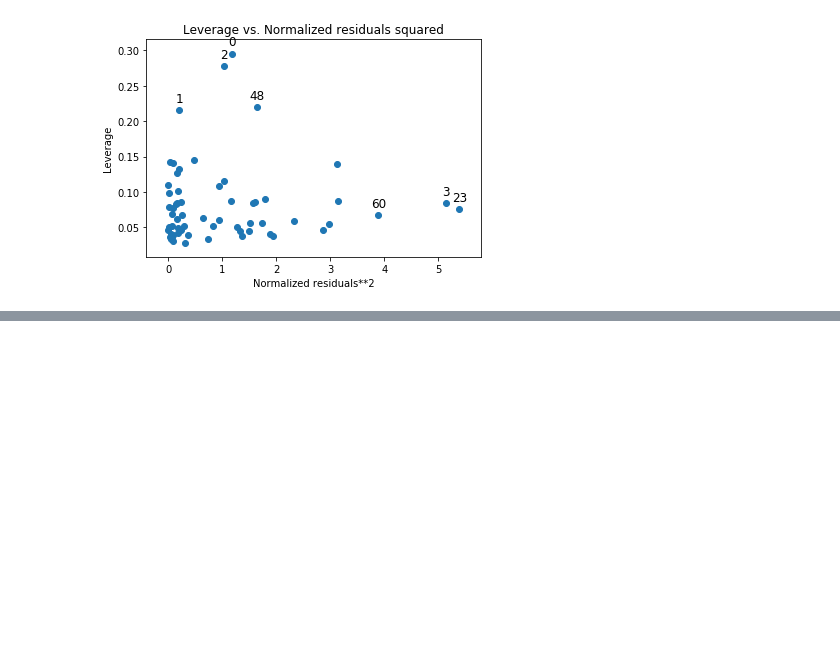
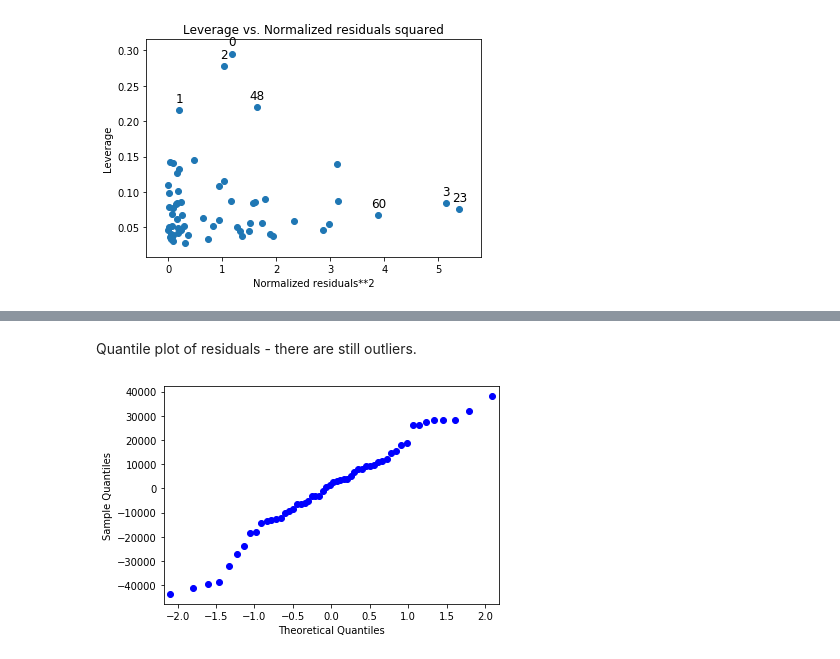
Before and after one commit to yulmee/springboard, a Jupyter notebook: Cap_Stone_1/Unit_10_Modeling_WC.ipynb, the cells around one changed output, grey strips where cells are left out. Cells and saved outputs as stored; diff of their text form; code cells hidden in the pictures; blank space fills up the shorter version.

```diff
--- a/Cap_Stone_1/Unit_10_Modeling_WC.ipynb
+++ b/Cap_Stone_1/Unit_10_Modeling_WC.ipynb
@@ -311,0 +380,8 @@ plot_leverage_resid2(alameda_f_m)
+# %% [markdown]
+Quantile plot of residuals - there are still outliers.
+# %%
+res2 = alameda_f_m2.resid # residuals
+fig = sm.qqplot(res2)
+plt.show()
+# %% [output]
+[figure, added]
```
Also changed, not shown: parts of 41 cells of this notebook.
